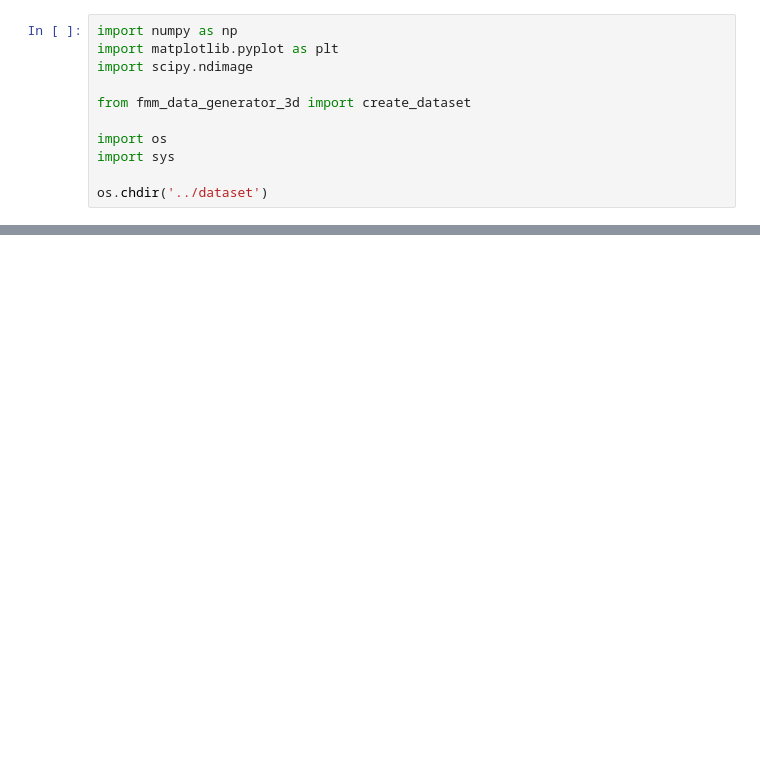
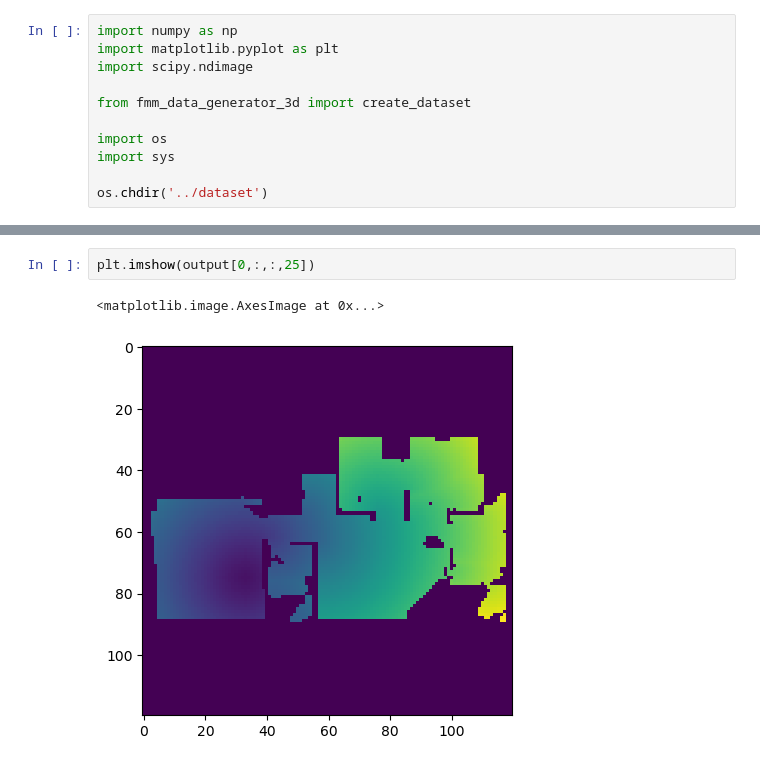
Before and after one commit to sharath-matada/Planning_Operator, a Jupyter notebook: 3D_Experiments/generator/data_gen.ipynb, the cells around one changed output, grey strips where cells are left out. Cells and saved outputs as stored; diff of their text form; blank space fills up the shorter version.

```diff
--- a/3D_Experiments/generator/data_gen.ipynb
+++ b/3D_Experiments/generator/data_gen.ipynb
@@ -38,0 +49,5 @@ output = np.load('/mountvol/dataset-80-igib/output.npy')
+# %%
+plt.imshow(output[0,:,:,25])
+# %% [output]
+<matplotlib.image.AxesImage at 0x...>
+[figure, added]
```
Also changed, not shown: parts of 6 cells of this notebook, 1 other file.
